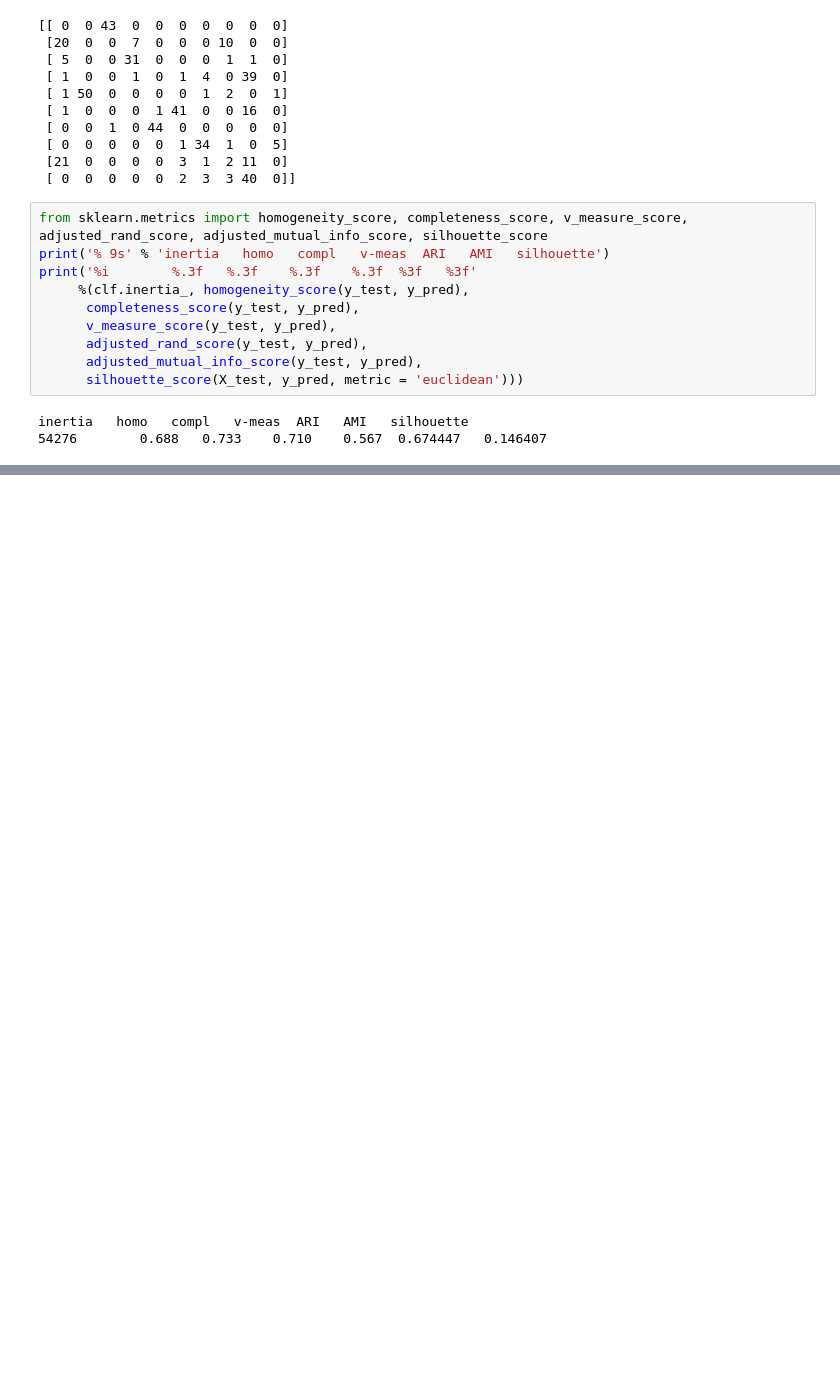
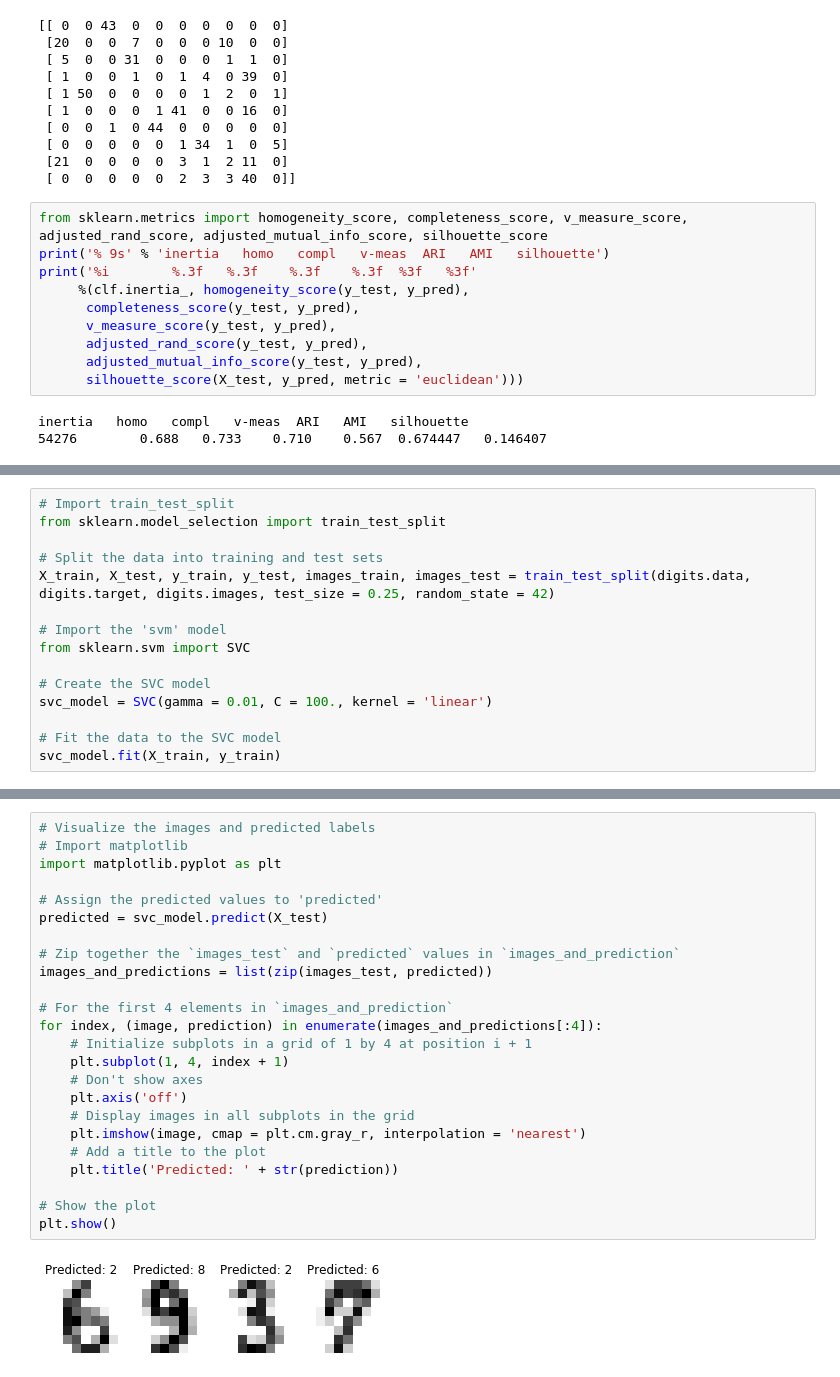
Before and after one commit to brijrajgohil/DataScienceProjects, a Jupyter notebook: PythonMachineLearningScikitLearnTutorial/Main.ipynb, the cells around one changed output, grey strips where cells are left out. Saved outputs shown, nothing was run; the diff lists cells and outputs as text; blank space fills up the shorter version.

```diff
--- a/PythonMachineLearningScikitLearnTutorial/Main.ipynb
+++ b/PythonMachineLearningScikitLearnTutorial/Main.ipynb
@@ -346,0 +351,15 @@ inertia   homo   compl   v-meas  ARI   AMI   silhouette
+# %%
+# Import train_test_split
+from sklearn.model_selection import train_test_split
+
+# Split the data into training and test sets
+X_train, X_test, y_train, y_test, images_train, images_test = train_test_split(digits.data, digits.target, digits.images, test_size = 0.25, random_state = 42)
+
+# Import the 'svm' model
+from sklearn.svm import SVC
+
+# Create the SVC model
+svc_model = SVC(gamma = 0.01, C = 100., kernel = 'linear')
+
+# Fit the data to the SVC model
+svc_model.fit(X_train, y_train)
@@ -346,0 +432,26 @@ inertia   homo   compl   v-meas  ARI   AMI   silhouette
+# %%
+# Visualize the images and predicted labels
+# Import matplotlib
+import matplotlib.pyplot as plt
+
+# Assign the predicted values to 'predicted'
+predicted = svc_model.predict(X_test)
+
+# Zip together the `images_test` and `predicted` values in `images_and_prediction`
+images_and_predictions = list(zip(images_test, predicted))
+
+# For the first 4 elements in `images_and_prediction`
+for index, (image, prediction) in enumerate(images_and_predictions[:4]):
+    # Initialize subplots in a grid of 1 by 4 at position i + 1
+    plt.subplot(1, 4, index + 1)
+    # Don't show axes
+    plt.axis('off')
+    # Display images in all subplots in the grid
+    plt.imshow(image, cmap = plt.cm.gray_r, interpolation = 'nearest')
+    # Add a title to the plot
+    plt.title('Predicted: ' + str(prediction))
+
+# Show the plot
+plt.show()
+# %% [output]
+[figure, added]
```
Also changed, not shown: parts of 10 cells of this notebook.
